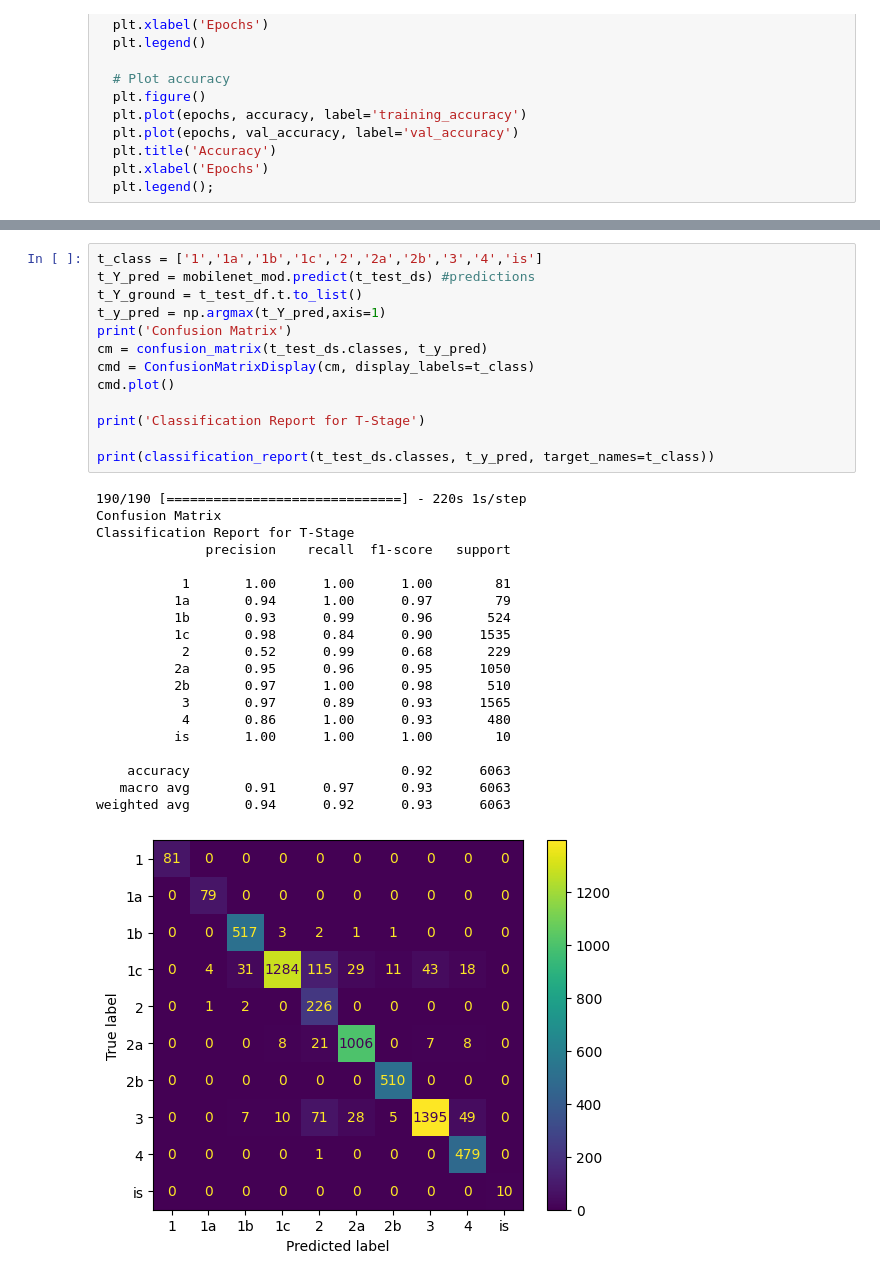
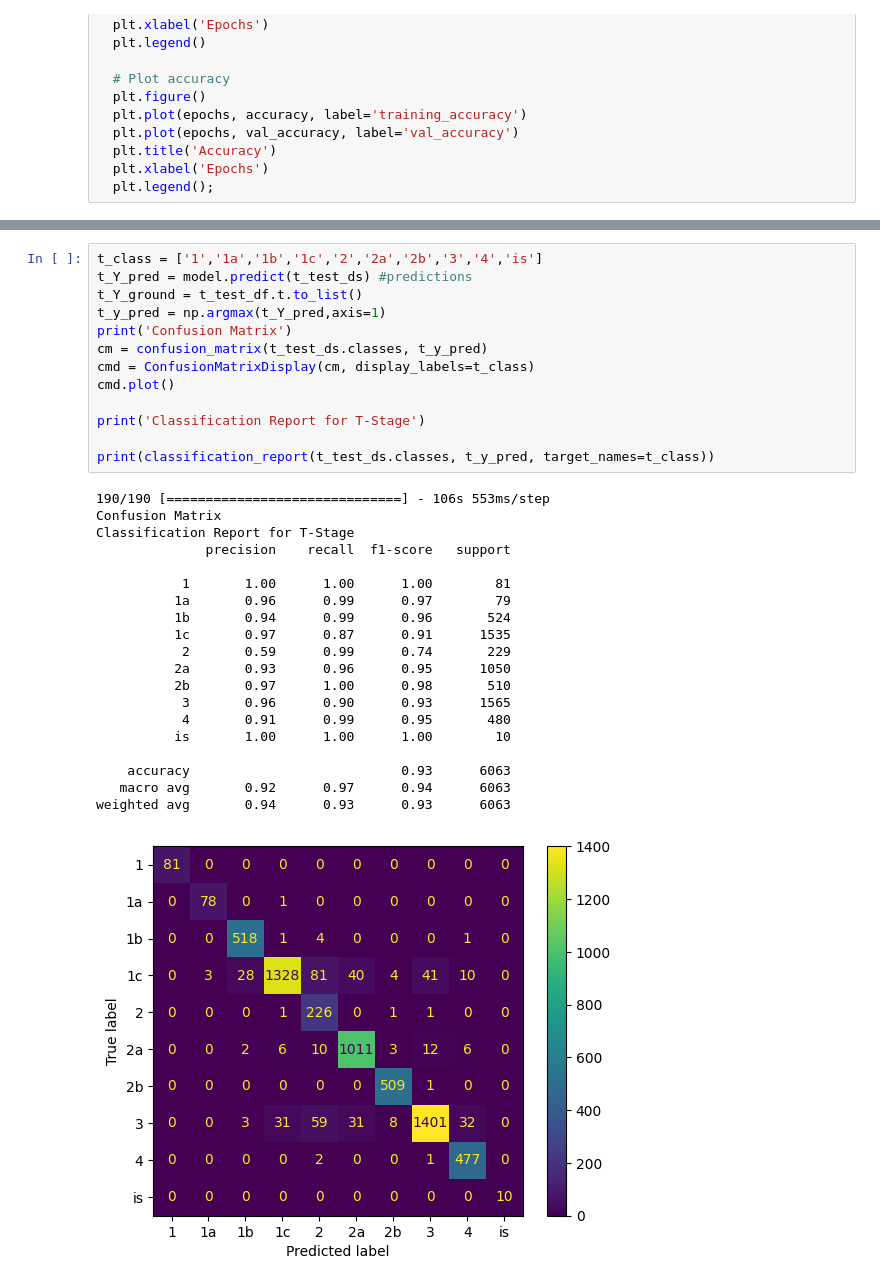
Before and after one commit to lzsncr10/LungCancerStaging, a Jupyter notebook: Training Notebooks/Modelling MobileNet T-Stage.ipynb, the cells around one changed output, grey strips where cells are left out. Drawn from its saved outputs; the diff is of its cells as text.

```diff
--- a/Training Notebooks/Modelling MobileNet T-Stage.ipynb
+++ b/Training Notebooks/Modelling MobileNet T-Stage.ipynb
@@ -314,34 +315,34 @@ plot_loss_curves(history)
 # %%
 t_class = ['1','1a','1b','1c','2','2a','2b','3','4','is']
-t_Y_pred = mobilenet_mod.predict(t_test_ds) #predictions
+t_Y_pred = model.predict(t_test_ds) #predictions
 t_Y_ground = t_test_df.t.to_list()
 t_y_pred = np.argmax(t_Y_pred,axis=1)
 print('Confusion Matrix')
 cm = confusion_matrix(t_test_ds.classes, t_y_pred)
 cmd = ConfusionMatrixDisplay(cm, display_labels=t_class)
 cmd.plot()
 
 print('Classification Report for T-Stage')
 
 print(classification_report(t_test_ds.classes, t_y_pred, target_names=t_class))
 # %% [output]
-190/190 [==============================] - 220s 1s/step
+190/190 [==============================] - 106s 553ms/step
 Confusion Matrix
 Classification Report for T-Stage
               precision    recall  f1-score   support
 
            1       1.00      1.00      1.00        81
-          1a       0.94      1.00      0.97        79
-          1b       0.93      0.99      0.96       524
-          1c       0.98      0.84      0.90      1535
-           2       0.52      0.99      0.68       229
-          2a       0.95      0.96      0.95      1050
+          1a       0.96      0.99      0.97        79
+          1b       0.94      0.99      0.96       524
+          1c       0.97      0.87      0.91      1535
+           2       0.59      0.99      0.74       229
+          2a       0.93      0.96      0.95      1050
           2b       0.97      1.00      0.98       510
-           3       0.97      0.89      0.93      1565
-           4       0.86      1.00      0.93       480
+           3       0.96      0.90      0.93      1565
+           4       0.91      0.99      0.95       480
           is       1.00      1.00      1.00        10
 
-    accuracy                           0.92      6063
-   macro avg       0.91      0.97      0.93      6063
-weighted avg       0.94      0.92      0.93      6063
+    accuracy                           0.93      6063
+   macro avg       0.92      0.97      0.94      6063
+weighted avg       0.94      0.93      0.93      6063
-[figure, old version]
+[figure, new version]
```
Also changed, not shown: parts of 7 cells of this notebook.
